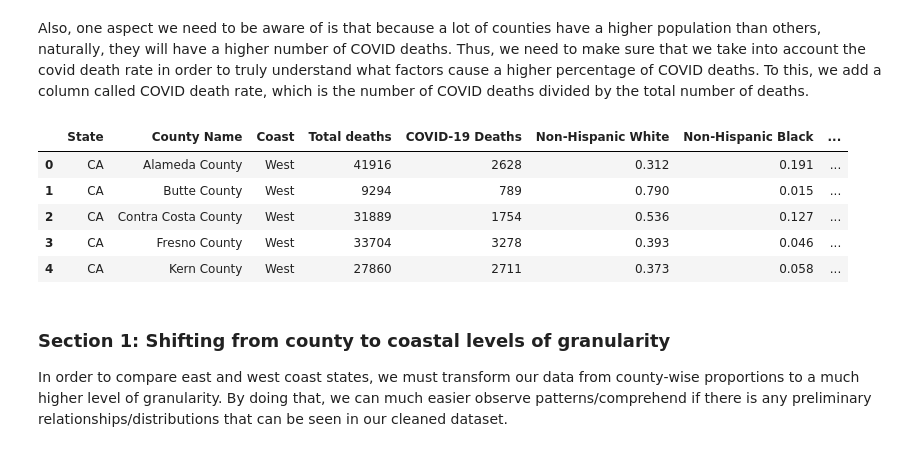
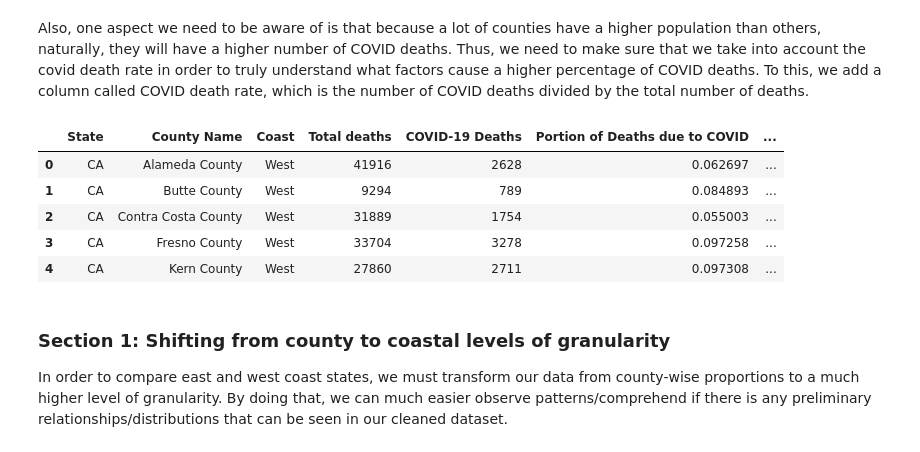
Before and after one commit to kshtwr/COVID-Mortality-Rate-in-Diverse-Cities, a Jupyter notebook: EDACheckpoint_Group116_WI24.ipynb, the cells around one changed output. Cells and saved outputs as stored; diff of their text form; code cells hidden in the pictures.

```diff
--- a/EDACheckpoint_Group116_WI24.ipynb
+++ b/EDACheckpoint_Group116_WI24.ipynb
@@ -141,15 +141,15 @@ Before we delve into the EDA, it is important to note that our data comprises of
 # %% [markdown]
 Also, one aspect we need to be aware of is that because a lot of counties have a higher population than others, naturally, they will have a higher number of COVID deaths. Thus, we need to make sure that we take into account the covid death rate in order to truly understand what factors cause a higher percentage of COVID deaths. To this, we add a column called COVID death rate, which is the number of COVID deaths divided by the total number of deaths.
 # %%
-df["Portion of Deaths due to COVID"] = df["COVID-19 Deaths"] / df["Total deaths"]
+df.insert(5, "Portion of Deaths due to COVID", df["COVID-19 Deaths"] / df["Total deaths"])
 df.head()
 # %% [output]
-|  | State | County Name | Coast | Total deaths | COVID-19 Deaths | Non-Hispanic White | Non-Hispanic Black | ... |
-| 0 | CA | Alameda County | West | 41916 | 2628 | 0.312 | 0.191 | ... |
-| 1 | CA | Butte County | West | 9294 | 789 | 0.790 | 0.015 | ... |
-| 2 | CA | Contra Costa County | West | 31889 | 1754 | 0.536 | 0.127 | ... |
-| 3 | CA | Fresno County | West | 33704 | 3278 | 0.393 | 0.046 | ... |
-| 4 | CA | Kern County | West | 27860 | 2711 | 0.373 | 0.058 | ... |
+|  | State | County Name | Coast | Total deaths | COVID-19 Deaths | Portion of Deaths due to COVID | ... |
+| 0 | CA | Alameda County | West | 41916 | 2628 | 0.062697 | ... |
+| 1 | CA | Butte County | West | 9294 | 789 | 0.084893 | ... |
+| 2 | CA | Contra Costa County | West | 31889 | 1754 | 0.055003 | ... |
+| 3 | CA | Fresno County | West | 33704 | 3278 | 0.097258 | ... |
+| 4 | CA | Kern County | West | 27860 | 2711 | 0.097308 | ... |
 # %% [markdown]
 ### Section 1: Shifting from county to coastal levels of granularity
 
```
